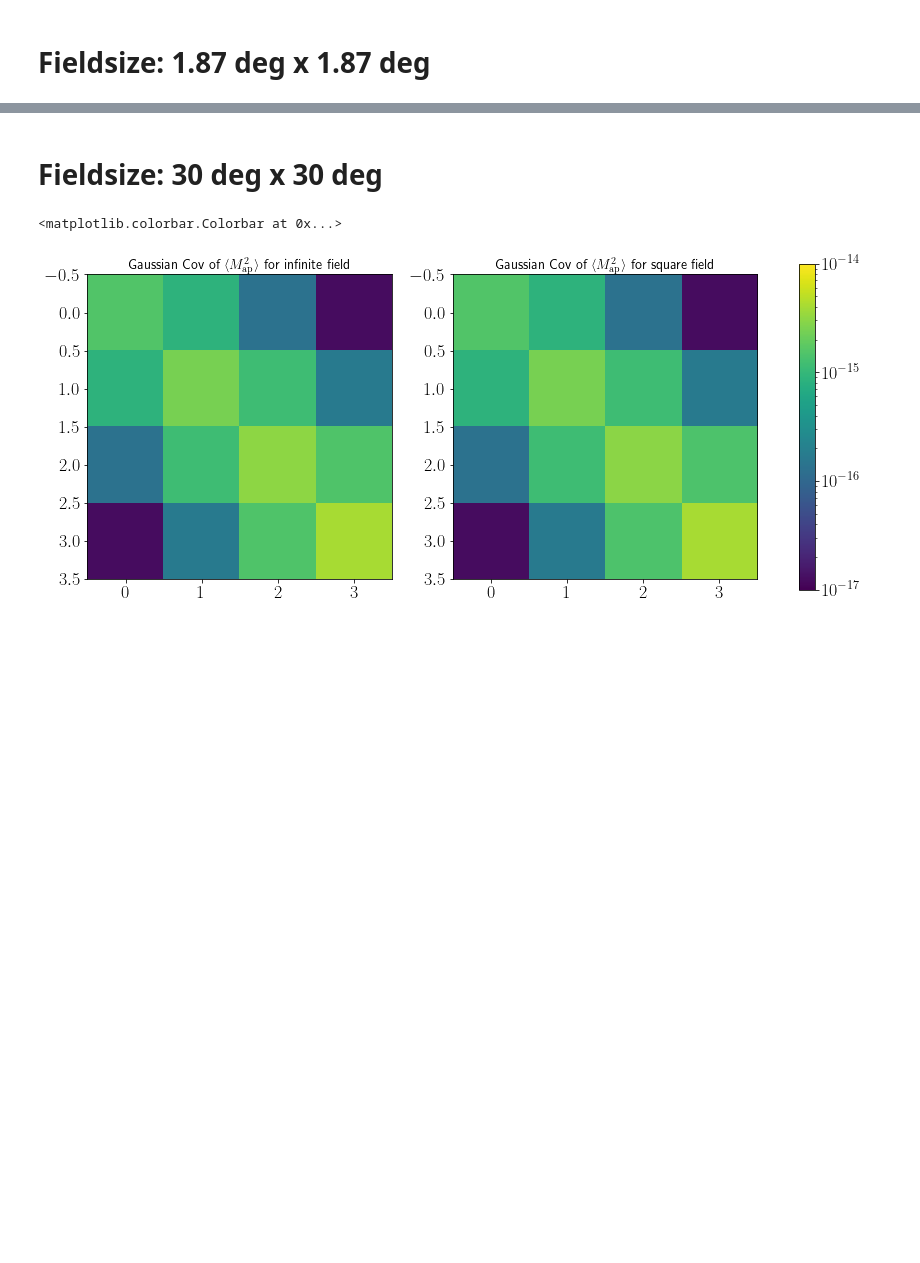
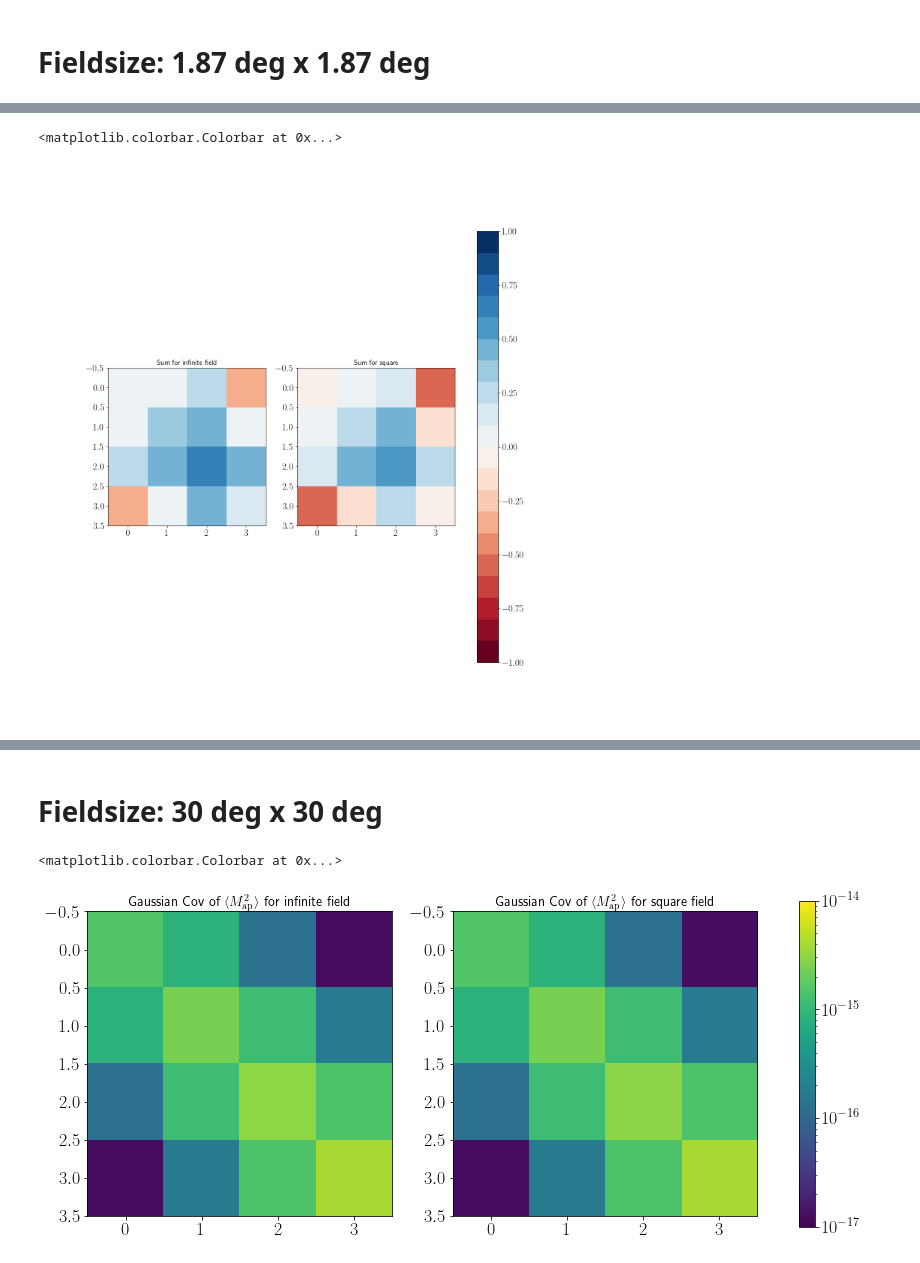
Before and after one commit to sheydenreich/threepoint, a Jupyter notebook: python_scripts/plot_CovMap2.ipynb, the cells around one changed output, grey strips where cells are left out. Drawn from its saved outputs; the diff is of its cells as text; code cells hidden in the pictures; blank space fills up the shorter version.

```diff
--- a/python_scripts/plot_CovMap2.ipynb
+++ b/python_scripts/plot_CovMap2.ipynb
@@ -31,0 +69,15 @@ fig.colorbar(im, ax=ax)
+# %%
+colormap=cm.get_cmap("RdBu", 20)
+
+fig, ax=plt.subplots(ncols=2, nrows=1, figsize=(15,15))
+
+
+ax[0].imshow(2*(Cov_NonGauss_infinity+Cov_Gauss_infinity-Cov_MS)/(Cov_NonGauss_infinity+Cov_Gauss_infinity+Cov_MS), vmin=-1, vmax=1, cmap=colormap)
+ax[0].set_title(r"Sum for infinite field")
+im=ax[1].imshow(2*(Cov_NonGauss_square+Cov_Gauss_square-Cov_MS)/(Cov_NonGauss_square+Cov_Gauss_square+Cov_MS), vmin=-1, vmax=1, cmap=colormap)
+ax[1].set_title(r"Sum for square")
+
+fig.colorbar(im, ax=ax, shrink=1)
+# %% [output]
+<matplotlib.colorbar.Colorbar at 0x...>
+[figure, added]
```
Also changed, not shown: parts of 7 cells of this notebook, 1 other file.
